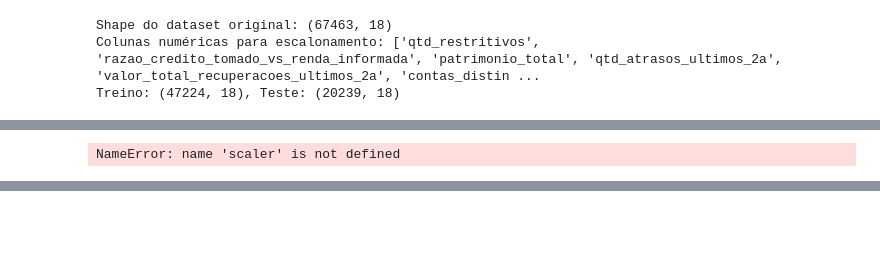
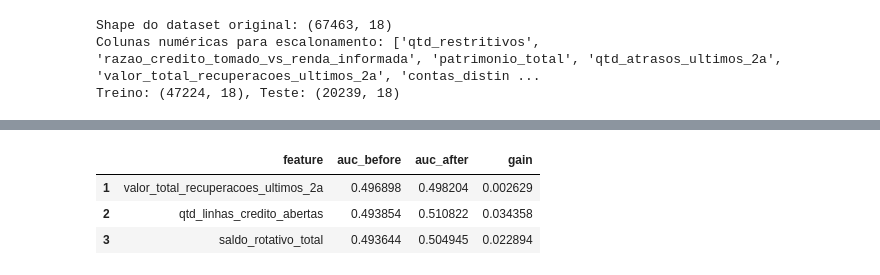
Before and after one commit to joaaomaia/DynamicScaler, a Jupyter notebook: example.ipynb, the cells around one changed output, grey strips where cells are left out. Saved outputs shown, nothing was run; the diff lists cells and outputs as text; code cells hidden in the pictures; blank space fills up the shorter version.

Commit message:
plot_information_gain_logreg

```diff
--- a/example.ipynb
+++ b/example.ipynb
@@ -85,7 +90,6 @@ Exemplo de dados escalados (treino):
 scaler.plot_information_gain_logreg(
         gain_thr=0.0001,
         top_n=10,
-        #figsize=(10, 6)
+        title = 'DynamicScaler - Impacto no Ganho de Informação'
 )
 # %% [output]
-NameError: name 'scaler' is not defined
@@ -92,3 +97,7 @@ NameError: name 'scaler' is not defined
+|  | feature | auc_before | auc_after | gain |
+| 1 | valor_total_recuperacoes_ultimos_2a | 0.496898 | 0.498204 | 0.002629 |
+| 2 | qtd_linhas_credito_abertas | 0.493854 | 0.510822 | 0.034358 |
+| 3 | saldo_rotativo_total | 0.493644 | 0.504945 | 0.022894 |
 # %%
 # Visualizar
 scaler.plot_histograms(
```
Also changed, not shown: parts of 2 cells of this notebook.
